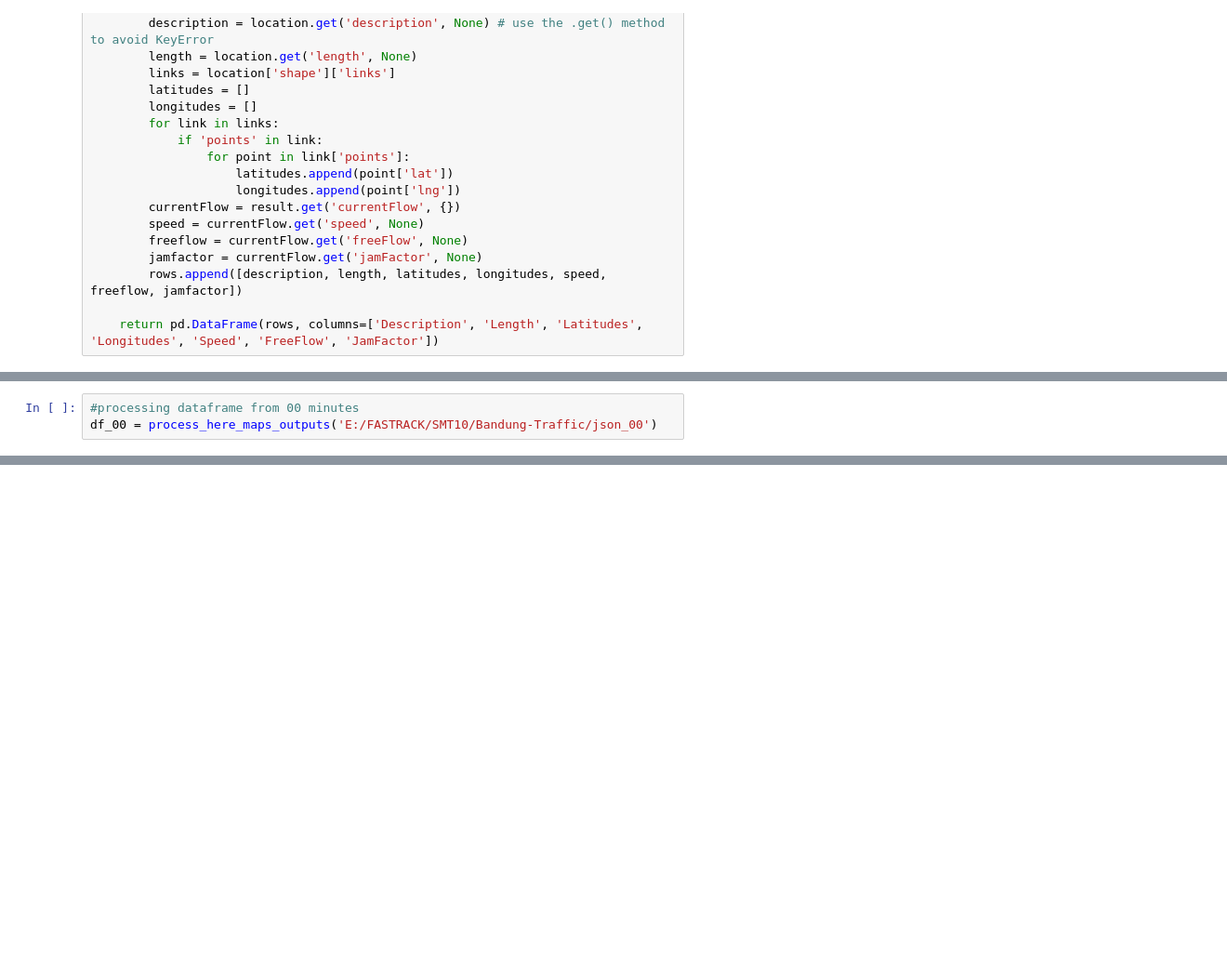
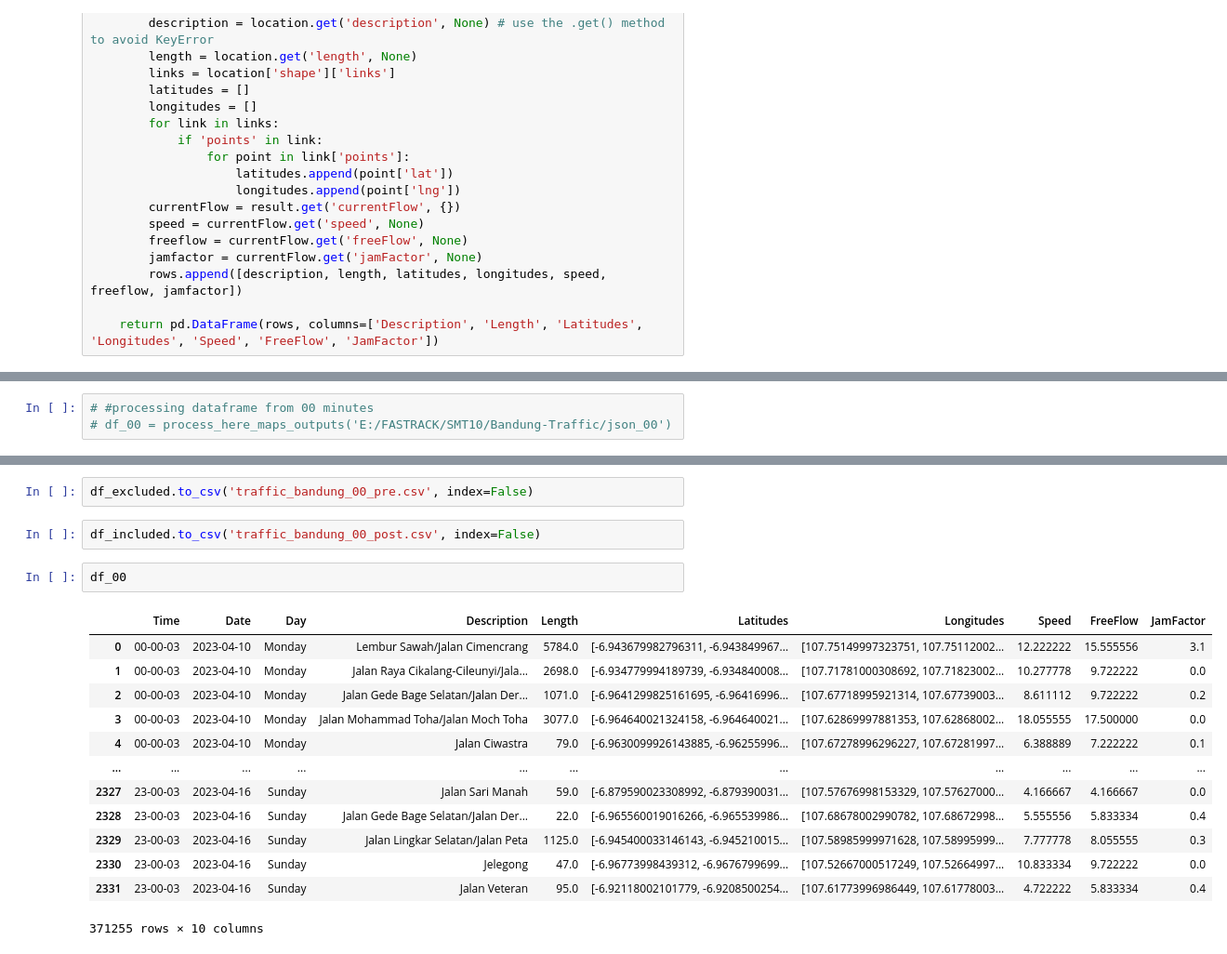
Before and after one commit to ditarnnt/Bandung-Traffic, a Jupyter notebook: streamlit.ipynb, the cells around one changed output, grey strips where cells are left out. Shown: that part at 93% size. Drawn from its saved outputs; the diff is of its cells as text; blank space fills up the shorter version.

```diff
--- a/streamlit.ipynb
+++ b/streamlit.ipynb
@@ -152,6 +164,6 @@ Copied 2023-04-17 13-00-02.json to E:/FASTRACK/SMT10/Bandung-Traffic/json_00
 # %%
-#processing dataframe from 00 minutes
-df_00 = process_here_maps_outputs('E:/FASTRACK/SMT10/Bandung-Traffic/json_00')
+# #processing dataframe from 00 minutes
+# df_00 = process_here_maps_outputs('E:/FASTRACK/SMT10/Bandung-Traffic/json_00')
 # %% [output]
 2023-04-10 00-00-03.json ok dataframe
 2023-04-10 01-00-03.json ok dataframe
@@ -219,0 +349,20 @@ df_00.to_csv('traffic_bandung_00.csv', index=False)
+# %%
+df_excluded.to_csv('traffic_bandung_00_pre.csv', index=False)
+# %%
+df_included.to_csv('traffic_bandung_00_post.csv', index=False)
+# %%
+df_00
+# %% [output]
+|  | Time | Date | Day | Description | Length | Latitudes | Longitudes | Speed | FreeFlow | JamFactor |
+| 0 | 00-00-03 | 2023-04-10 | Monday | Lembur Sawah/Jalan Cimencrang | 5784.0 | [-6.943679982796311, -6.943849967... | [107.75149997323751, 107.75112002... | 12.222222 | 15.555556 | 3.1 |
+| 1 | 00-00-03 | 2023-04-10 | Monday | Jalan Raya Cikalang-Cileunyi/Jala... | 2698.0 | [-6.934779994189739, -6.934840008... | [107.71781000308692, 107.71823002... | 10.277778 | 9.722222 | 0.0 |
+| 2 | 00-00-03 | 2023-04-10 | Monday | Jalan Gede Bage Selatan/Jalan Der... | 1071.0 | [-6.9641299825161695, -6.96416996... | [107.67718995921314, 107.67739003... | 8.611112 | 9.722222 | 0.2 |
+| 3 | 00-00-03 | 2023-04-10 | Monday | Jalan Mohammad Toha/Jalan Moch Toha | 3077.0 | [-6.964640021324158, -6.964640021... | [107.62869997881353, 107.62868002... | 18.055555 | 17.500000 | 0.0 |
+| 4 | 00-00-03 | 2023-04-10 | Monday | Jalan Ciwastra | 79.0 | [-6.9630099926143885, -6.96255996... | [107.67278996296227, 107.67281997... | 6.388889 | 7.222222 | 0.1 |
+| ... | ... | ... | ... | ... | ... | ... | ... | ... | ... | ... |
+| 2327 | 23-00-03 | 2023-04-16 | Sunday | Jalan Sari Manah | 59.0 | [-6.879590023308992, -6.879390031... | [107.57676998153329, 107.57627000... | 4.166667 | 4.166667 | 0.0 |
+| 2328 | 23-00-03 | 2023-04-16 | Sunday | Jalan Gede Bage Selatan/Jalan Der... | 22.0 | [-6.965560019016266, -6.965539986... | [107.68678002990782, 107.68672998... | 5.555556 | 5.833334 | 0.4 |
+| 2329 | 23-00-03 | 2023-04-16 | Sunday | Jalan Lingkar Selatan/Jalan Peta | 1125.0 | [-6.945400033146143, -6.945210015... | [107.58985999971628, 107.58995999... | 7.777778 | 8.055555 | 0.3 |
+| 2330 | 23-00-03 | 2023-04-16 | Sunday | Jelegong | 47.0 | [-6.96773998439312, -6.9676799699... | [107.52667000517249, 107.52664997... | 10.833334 | 9.722222 | 0.0 |
+| 2331 | 23-00-03 | 2023-04-16 | Sunday | Jalan Veteran | 95.0 | [-6.92118002101779, -6.9208500254... | [107.61773996986449, 107.61778003... | 4.722222 | 5.833334 | 0.4 |
+371255 rows × 10 columns
```
Also changed, not shown: parts of 38 cells of this notebook.
